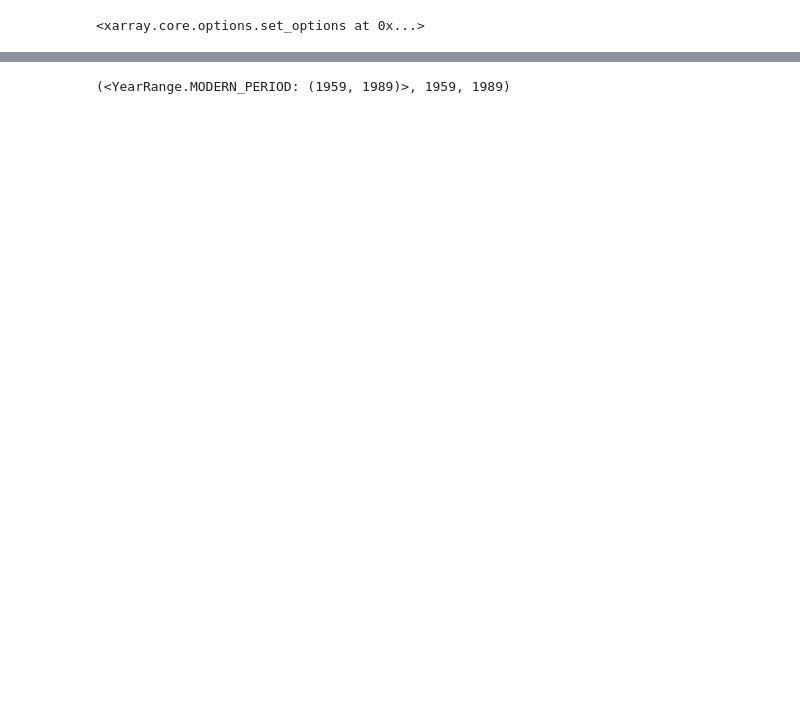
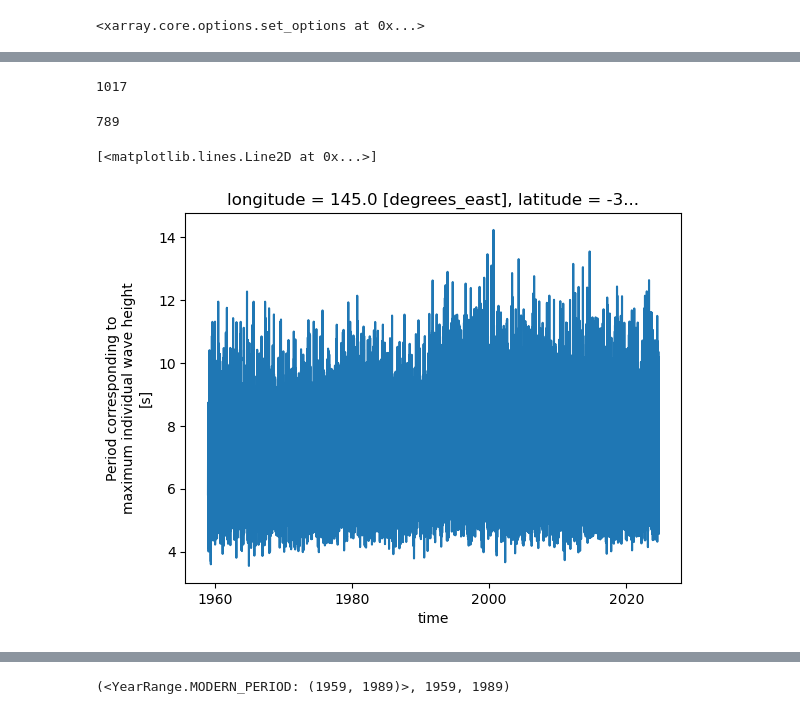
Before and after one commit to alexborowiak/time_of_emergene_drafts, a Jupyter notebook: toplevel_notebooks/03_local_emergence_calculations.ipynb, the cells around one changed output, grey strips where cells are left out. Cells and saved outputs as stored; diff of their text form; code cells hidden in the pictures; blank space fills up the shorter version.

```diff
--- a/toplevel_notebooks/03_local_emergence_calculations.ipynb
+++ b/toplevel_notebooks/03_local_emergence_calculations.ipynb
@@ -123,0 +171,9 @@ data_ds = open_data.open_access_precip(resample='QS-DEC')
+# %%
+path = '/g/data/rt52/era5/single-levels/reanalysis/tmax/*/*.nc'
+files_to_open = glob(path, recursive=True)
+print(len(files_to_open))
+files_to_open = [f for f in files_to_open if int(f.split('/')[-2]) > 1958]
+len(files_to_open)
+# %% [output]
+1017
+789
@@ -123,0 +195,5 @@ data_ds = open_data.open_access_precip(resample='QS-DEC')
+# %%
+data_ds.sel(latitude=-39, longitude=145, method='nearest').plot()
+# %% [output]
+[<matplotlib.lines.Line2D at 0x...>]
+[figure, added]
```
Also changed, not shown: parts of 59 cells of this notebook, 6 other files.
